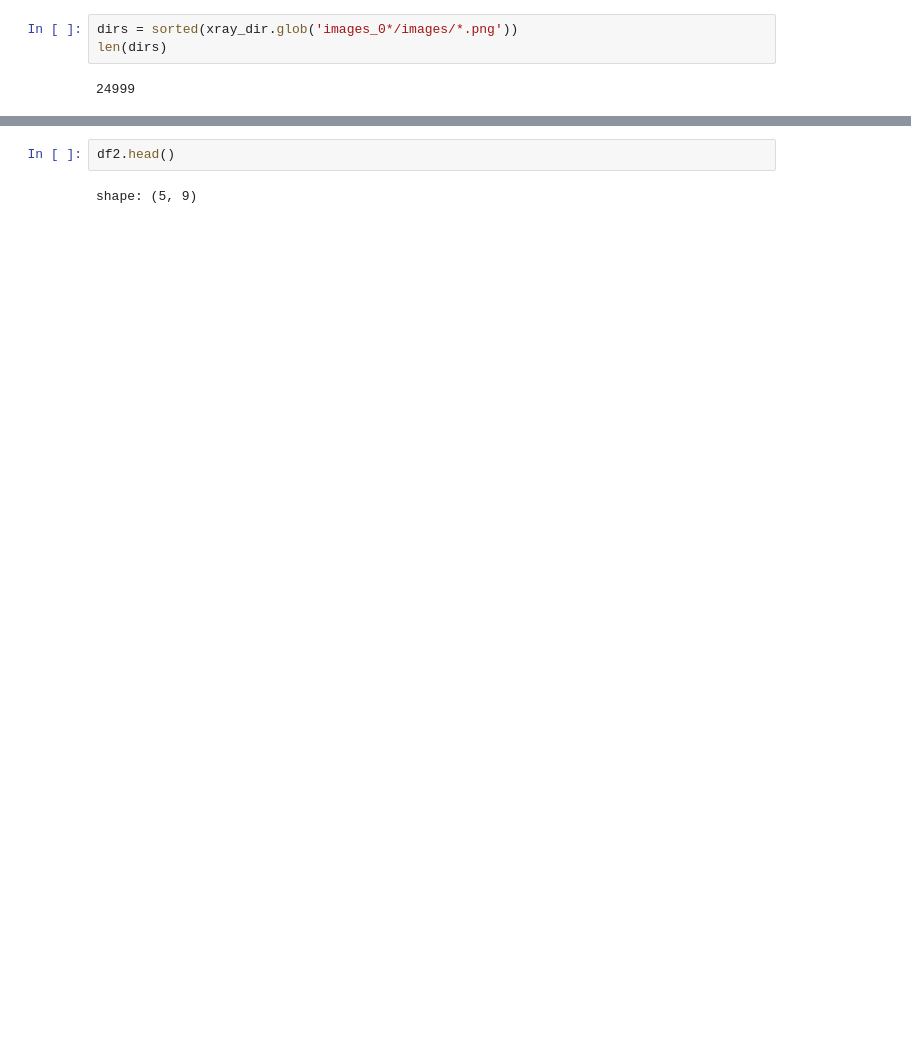
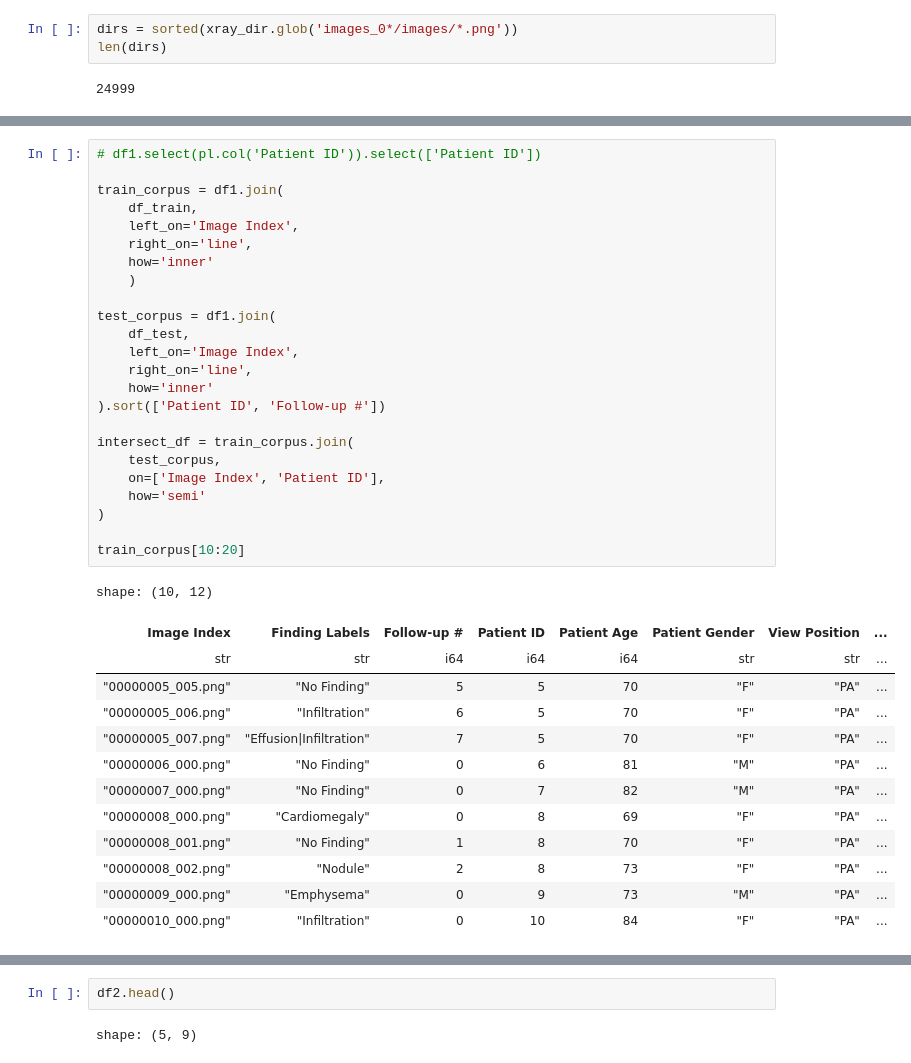
Before and after one commit to yomisosanya/diffusion-model-unet, a Jupyter notebook: unet_03.ipynb, the cells around one changed output, grey strips where cells are left out. Drawn from its saved outputs; the diff is of its cells as text; blank space fills up the shorter version.

```diff
--- a/unet_03.ipynb
+++ b/unet_03.ipynb
@@ -18,0 +55,38 @@ len(dirs)
+# %%
+# df1.select(pl.col('Patient ID')).select(['Patient ID'])
+
+train_corpus = df1.join(
+    df_train,
+    left_on='Image Index',
+    right_on='line',
+    how='inner'
+    )
+
+test_corpus = df1.join(
+    df_test,
+    left_on='Image Index',
+    right_on='line',
+    how='inner'
+).sort(['Patient ID', 'Follow-up #'])
+
+intersect_df = train_corpus.join(
+    test_corpus,
+    on=['Image Index', 'Patient ID'],
+    how='semi'
+)
+
+train_corpus[10:20]
+# %% [output]
+shape: (10, 12)
+| Image Index | Finding Labels | Follow-up # | Patient ID | Patient Age | Patient Gender | View Position | ... |
+| str | str | i64 | i64 | i64 | str | str | ... |
+| "00000005_005.png" | "No Finding" | 5 | 5 | 70 | "F" | "PA" | ... |
+| "00000005_006.png" | "Infiltration" | 6 | 5 | 70 | "F" | "PA" | ... |
+| "00000005_007.png" | "Effusion|Infiltration" | 7 | 5 | 70 | "F" | "PA" | ... |
+| "00000006_000.png" | "No Finding" | 0 | 6 | 81 | "M" | "PA" | ... |
+| "00000007_000.png" | "No Finding" | 0 | 7 | 82 | "M" | "PA" | ... |
+| "00000008_000.png" | "Cardiomegaly" | 0 | 8 | 69 | "F" | "PA" | ... |
+| "00000008_001.png" | "No Finding" | 1 | 8 | 70 | "F" | "PA" | ... |
+| "00000008_002.png" | "Nodule" | 2 | 8 | 73 | "F" | "PA" | ... |
+| "00000009_000.png" | "Emphysema" | 0 | 9 | 73 | "M" | "PA" | ... |
+| "00000010_000.png" | "Infiltration" | 0 | 10 | 84 | "F" | "PA" | ... |
```
Also changed, not shown: parts of 13 cells of this notebook, 2 other files.
